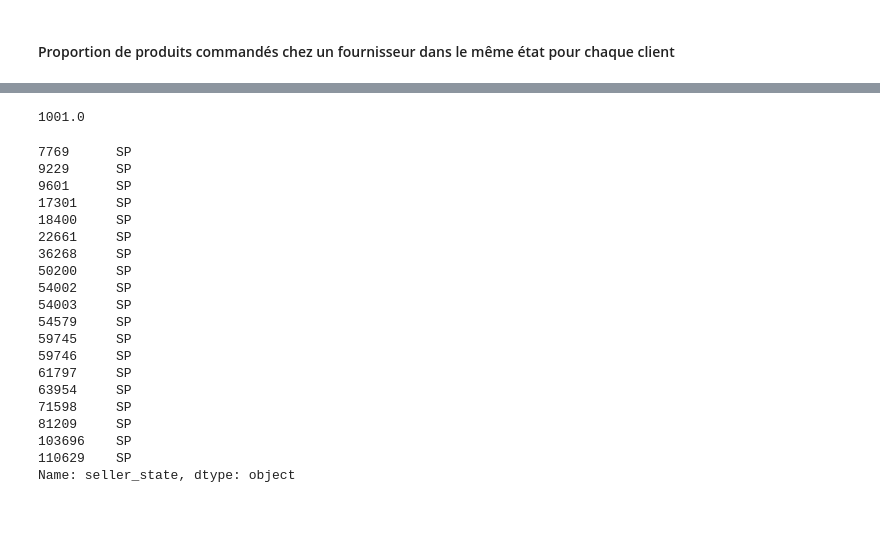
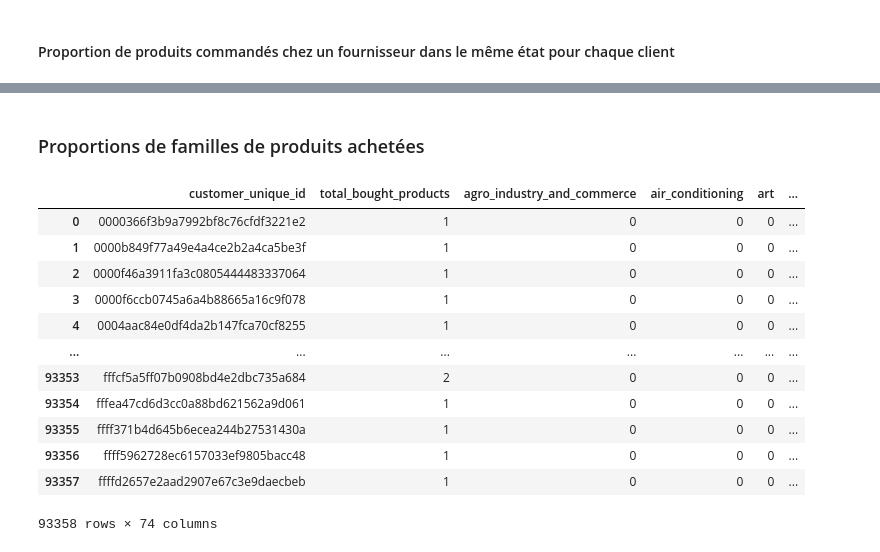
Before and after one commit to cedricsoares/openclassrooms-segmentez-des-clients-d-un-site-e-commerce, a Jupyter notebook: POLIST_01_notebookanalyse.ipynb, the cells around one changed output, grey strips where cells are left out. Drawn from its saved outputs; the diff is of its cells as text; code cells hidden in the pictures; blank space fills up the shorter version.

```diff
--- a/POLIST_01_notebookanalyse.ipynb
+++ b/POLIST_01_notebookanalyse.ipynb
@@ -864,27 +853,25 @@ Name: seller_state, dtype: object
-# %%
-data['seller_zip_code_prefix'].min()
-# %% [output]
-1001.0
-# %%
-data[data['seller_zip_code_prefix']==1001]['seller_state']
-# %% [output]
-7769      SP
-9229      SP
-9601      SP
-17301     SP
-18400     SP
-22661     SP
-36268     SP
-50200     SP
-54002     SP
-54003     SP
-54579     SP
-59745     SP
-59746     SP
-61797     SP
-63954     SP
-71598     SP
-81209     SP
-103696    SP
-110629    SP
-Name: seller_state, dtype: object
+# %% [markdown]
+### Proportions de familles de produits achetées
+# %%
+ordered_product_category = data.loc[:, ['customer_unique_id','product_category_name']]
+product_category_by_customer = pd.crosstab(ordered_product_category['customer_unique_id'], ordered_product_category['product_category_name'], dropna=False)
+
+product_category_by_customer.reset_index(inplace=True)
+
+product_category_and_number_products_by_customers = number_products_by_customers.merge(product_category_by_customer, how='left', on = 'customer_unique_id')
+
+product_category_and_number_products_by_customers
+# %% [output]
+|  | customer_unique_id | total_bought_products | agro_industry_and_commerce | air_conditioning | art | ... |
+| 0 | 0000366f3b9a7992bf8c76cfdf3221e2 | 1 | 0 | 0 | 0 | ... |
+| 1 | 0000b849f77a49e4a4ce2b2a4ca5be3f | 1 | 0 | 0 | 0 | ... |
+| 2 | 0000f46a3911fa3c0805444483337064 | 1 | 0 | 0 | 0 | ... |
+| 3 | 0000f6ccb0745a6a4b88665a16c9f078 | 1 | 0 | 0 | 0 | ... |
+| 4 | 0004aac84e0df4da2b147fca70cf8255 | 1 | 0 | 0 | 0 | ... |
+| ... | ... | ... | ... | ... | ... | ... |
+| 93353 | fffcf5a5ff07b0908bd4e2dbc735a684 | 2 | 0 | 0 | 0 | ... |
+| 93354 | fffea47cd6d3cc0a88bd621562a9d061 | 1 | 0 | 0 | 0 | ... |
+| 93355 | ffff371b4d645b6ecea244b27531430a | 1 | 0 | 0 | 0 | ... |
+| 93356 | ffff5962728ec6157033ef9805bacc48 | 1 | 0 | 0 | 0 | ... |
+| 93357 | ffffd2657e2aad2907e67c3e9daecbeb | 1 | 0 | 0 | 0 | ... |
+93358 rows × 74 columns
```
Also changed, not shown: parts of 18 cells of this notebook.
